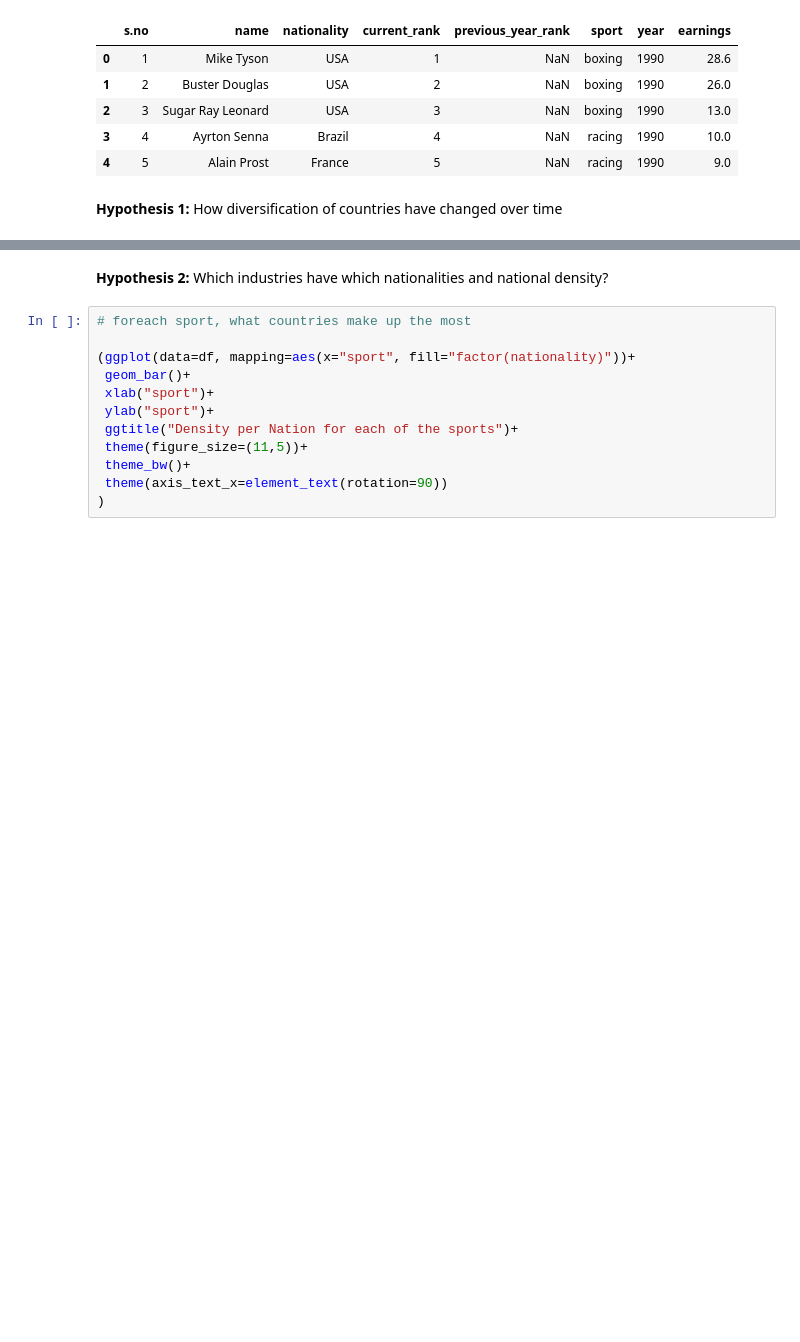
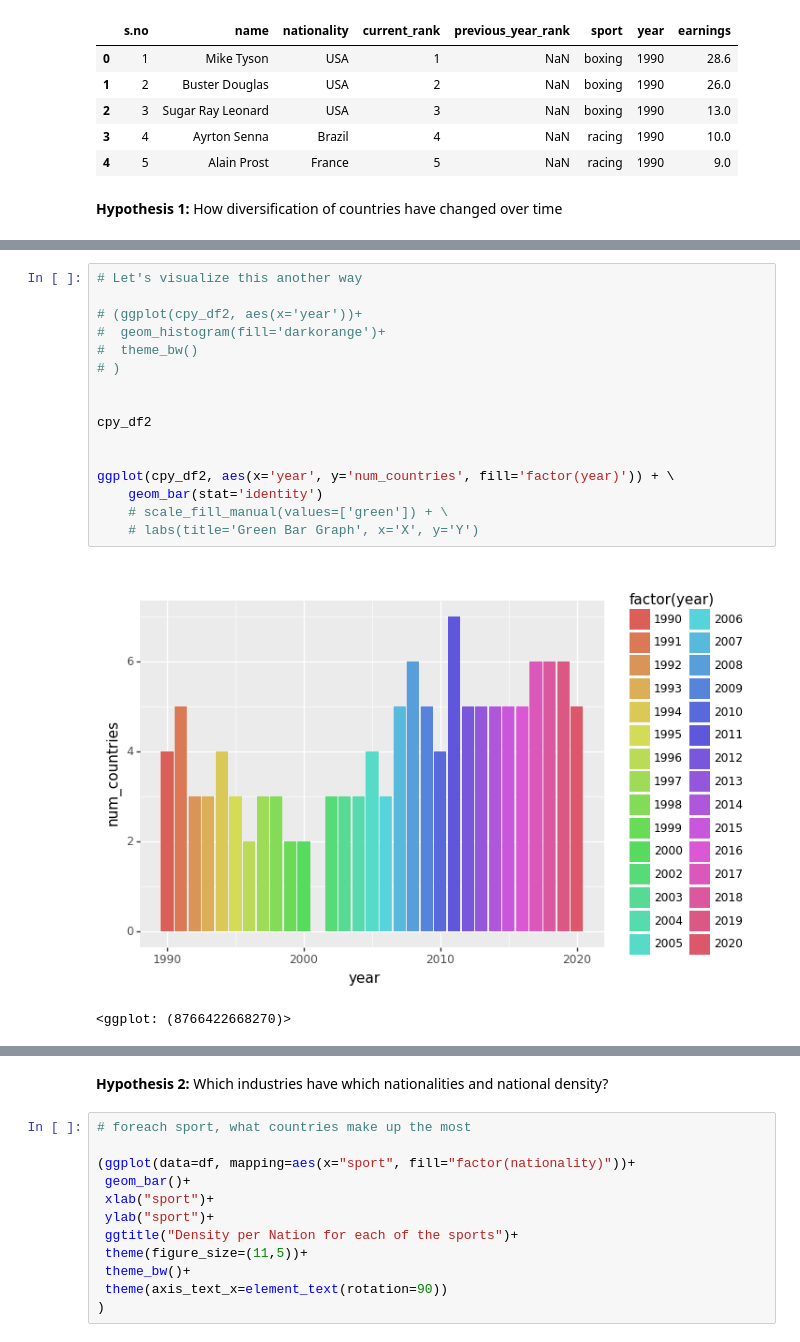
Before and after one commit to zoeshenrw/databootcamp-midterm, a Jupyter notebook: Nathan_Portion.ipynb, the cells around one changed output, grey strips where cells are left out. Drawn from its saved outputs; the diff is of its cells as text; blank space fills up the shorter version.

```diff
--- a/Nathan_Portion.ipynb
+++ b/Nathan_Portion.ipynb
@@ -49,0 +64,19 @@ How diversification of countries have changed over time
+# %%
+# Let's visualize this another way
+
+# (ggplot(cpy_df2, aes(x='year'))+
+#  geom_histogram(fill='darkorange')+
+#  theme_bw()
+# )
+
+
+cpy_df2
+
+
+ggplot(cpy_df2, aes(x='year', y='num_countries', fill='factor(year)')) + \
+    geom_bar(stat='identity')
+    # scale_fill_manual(values=['green']) + \
+    # labs(title='Green Bar Graph', x='X', y='Y')
+# %% [output]
+[figure, added]
+<ggplot: (8766422668270)>
```
Also changed, not shown: parts of 16 cells of this notebook.
